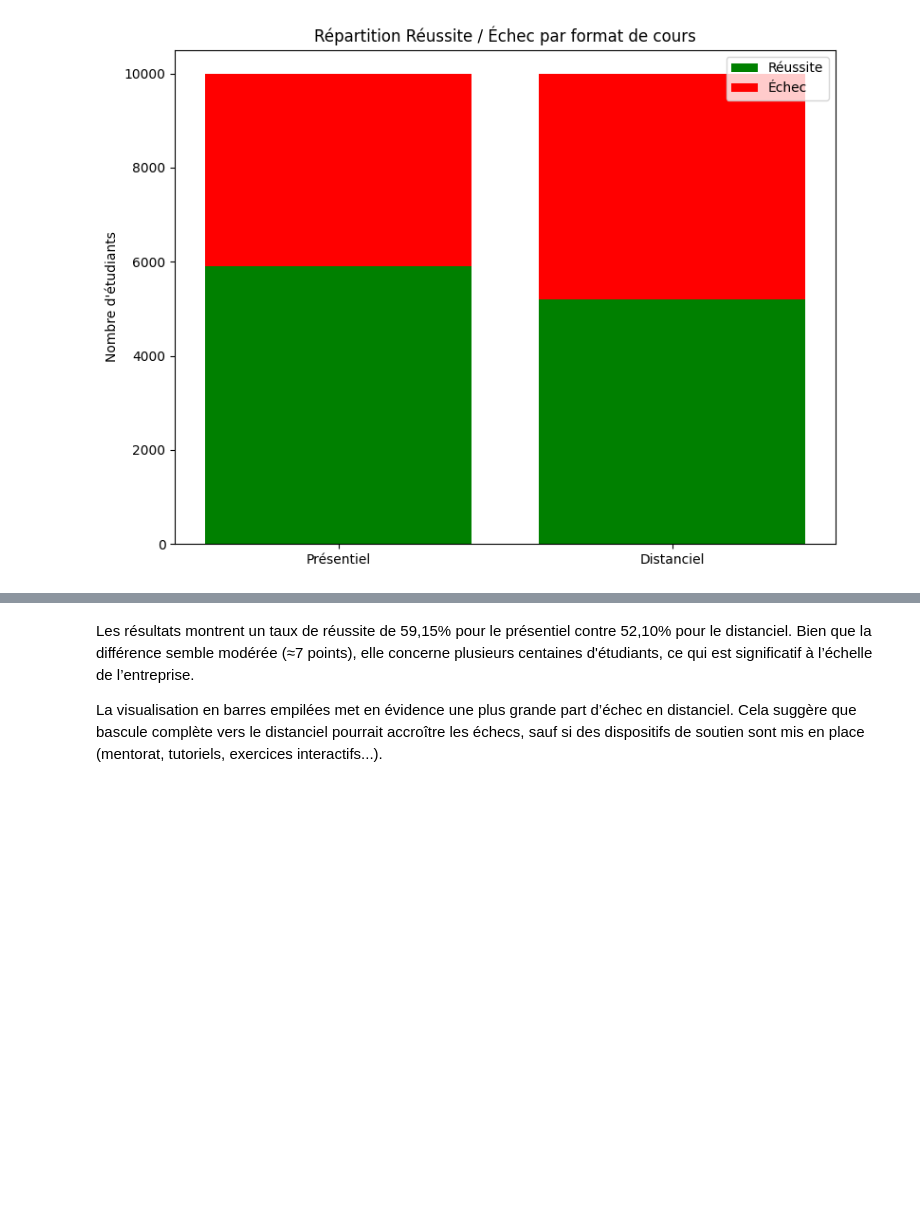
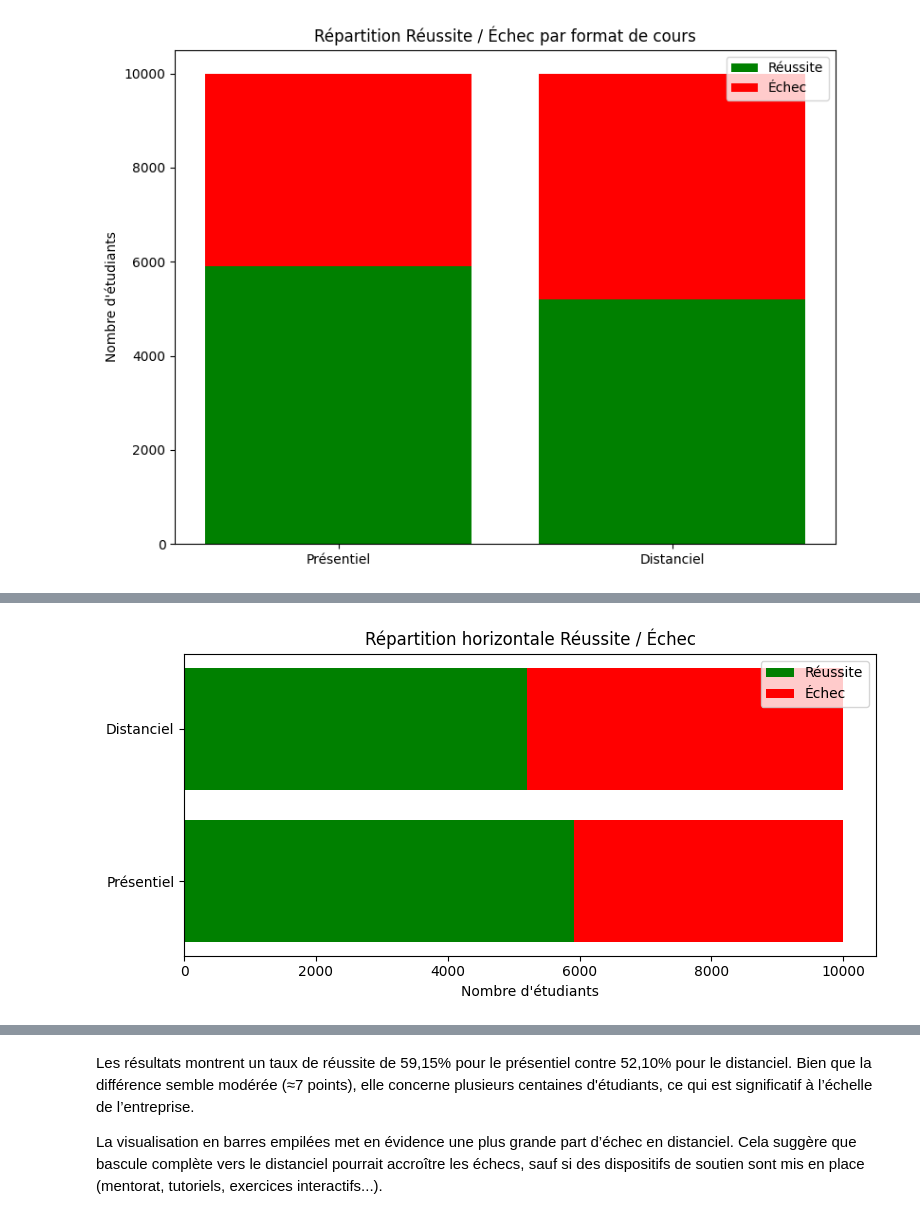
Before and after one commit to AbdessamadTzn/Evalytics, a Jupyter notebook: espacedetravailAyoub/mission1prob2.ipynb, the cells around one changed output, grey strips where cells are left out. Saved outputs shown, nothing was run; the diff lists cells and outputs as text; code cells hidden in the pictures; blank space fills up the shorter version.

```diff
--- a/espacedetravailAyoub/mission1prob2.ipynb
+++ b/espacedetravailAyoub/mission1prob2.ipynb
@@ -146,0 +164,20 @@ plt.show()
+# %%
+# Diagramme en barres horizontales cumulées
+
+# Préparation
+labels = ['Présentiel', 'Distanciel']
+success = df_course.loc['pass']
+fail = df_course.loc['fail']
+
+# Graphe
+plt.figure(figsize=(8,4))
+plt.barh(labels, success, color='green', label='Réussite')
+plt.barh(labels, fail, left=success, color='red', label='Échec')
+
+plt.xlabel("Nombre d'étudiants")
+plt.title("Répartition horizontale Réussite / Échec")
+plt.legend()
+plt.tight_layout()
+plt.show()
+# %% [output]
+[figure, added]
```
Also changed, not shown: parts of 3 cells of this notebook.
